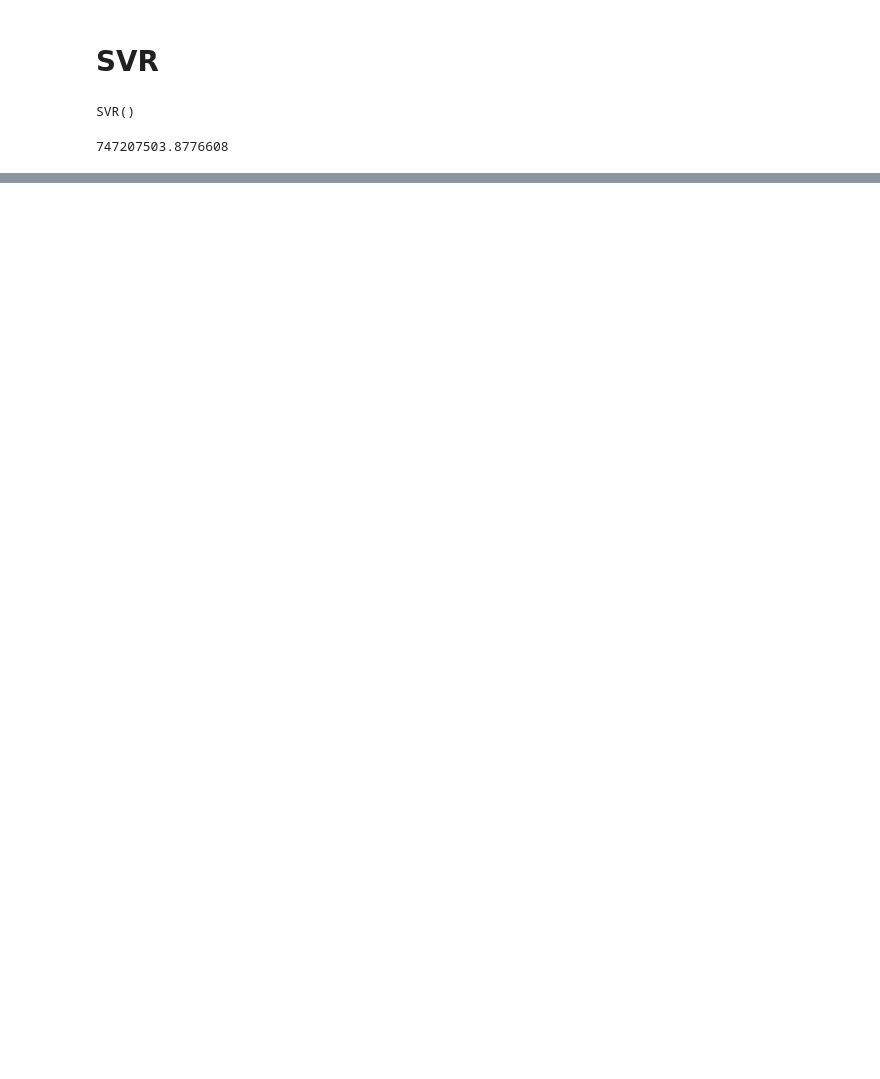
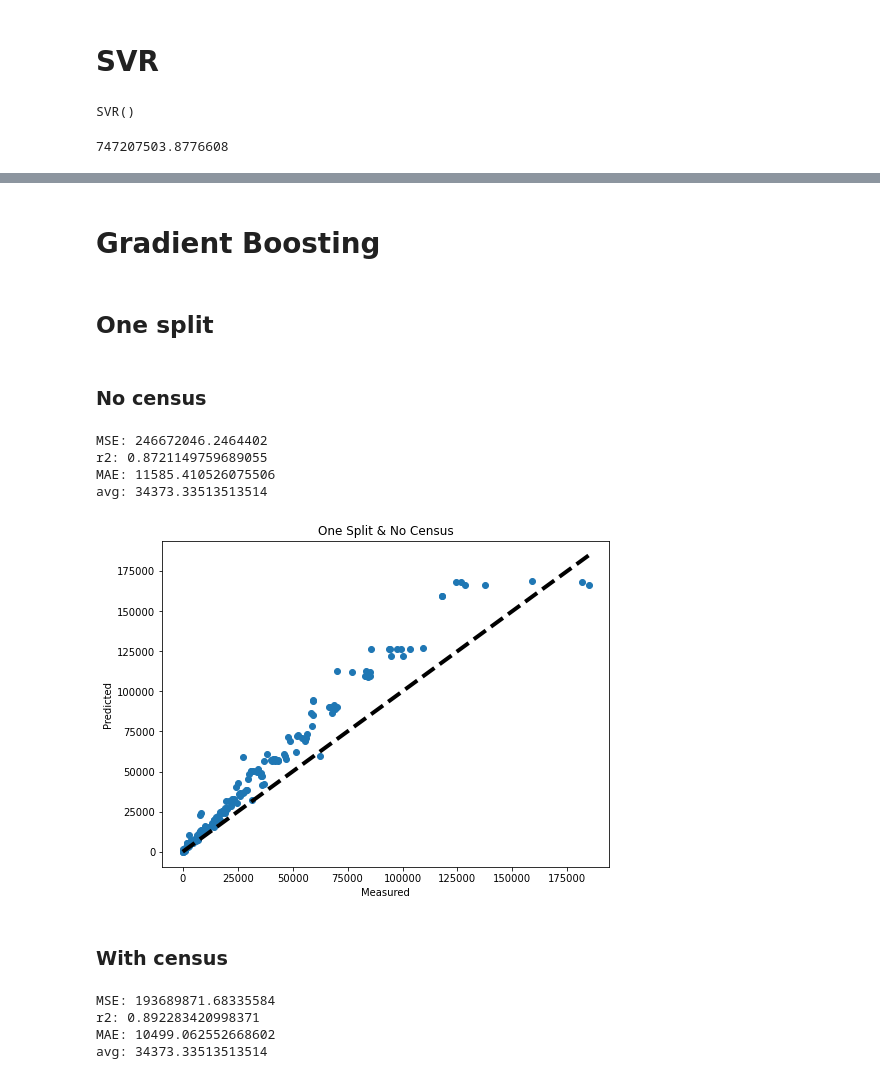
Before and after one commit to kaushiktandon/COVID-19-LA-Neighborhood-Case-Prediction, a Jupyter notebook: code/model_training.ipynb, the cells around one changed output, grey strips where cells are left out. Cells and saved outputs as stored; diff of their text form; code cells hidden in the pictures; blank space fills up the shorter version.

Commit message:
gradient boosting

```diff
--- a/code/model_training.ipynb
+++ b/code/model_training.ipynb
@@ -34,0 +87,4 @@ month_X_train, month_X_test, month_y_train, month_y_test = train_test_split(
+# %%
+month_no_census_X_train, month_no_census_X_test, month_no_census_y_train, month_no_census_y_test = one_time_split(
+    month_data_no_census)
+print(month_no_census_X_test.shape)
@@ -47,0 +137,5 @@ mse
+# %%
+lin_model_no_census = LinearRegression()
+lin_model_no_census.fit(month_no_census_X_train, month_no_census_y_train)
+lin_model_with_census = LinearRegression()
+lin_model_with_census.fit(month_with_census_X_train, month_with_census_y_train)
@@ -61,0 +170,50 @@ mse
+# %% [markdown]
+# Gradient Boosting
+# %%
+params = {'n_estimators': 1000,
+          'max_depth': 32,
+          'min_samples_split': 100,
+          'learning_rate': 0.01,
+          'loss': 'ls'}
+# %% [markdown]
+## One split
+# %% [markdown]
+### No census
+# %%
+gb_nc1s1m = GradientBoostingRegressor(**params)
+gb_nc1s1m.fit(month_no_census_X_train, month_no_census_y_train)
+gb_nc1s1m_y_pred = gb_nc1s1m.predict(month_no_census_X_test)
+gb_nc1s1m_mse = mean_squared_error(gb_nc1s1m_y_pred, month_no_census_y_test)
+gb_nc1s1m_r2 = r2_score(gb_nc1s1m_y_pred, month_no_census_y_test)
+gb_nc1s1m_mae = mean_absolute_error(gb_nc1s1m_y_pred, month_no_census_y_test)
+print('MSE: {a} \nr2: {b} \nMAE: {c} \navg: {d}'.format(a=gb_nc1s1m_mse, b=gb_nc1s1m_r2, c=gb_nc1s1m_mae, d=np.average(month_no_census_y_test)))
+# %% [output]
+MSE: 246672046.2464402
+r2: 0.8721149759689055
+MAE: 11585.410526075506
+avg: 34373.33513513514
+# %%
+fig, ax = plt.subplots(figsize=[8,6])
+ax.scatter(month_no_census_y_test, gb_nc1s1m_y_pred)
+ax.plot([month_no_census_y_test.min(), month_no_census_y_test.max()], [month_no_census_y_test.min(), month_no_census_y_test.max()], 'k--', lw=4)
+ax.set_xlabel('Measured')
+ax.set_ylabel('Predicted')
+ax.set_title('One Split & No Census')
+plt.show()
+# %% [output]
+[figure, added]
+# %% [markdown]
+### With census
+# %%
+gb_wc1s1m = GradientBoostingRegressor(**params)
+gb_wc1s1m.fit(month_with_census_X_train, month_with_census_y_train)
+gb_wc1s1m_y_pred = gb_wc1s1m.predict(month_with_census_X_test)
+gb_wc1s1m_mse = mean_squared_error(gb_wc1s1m_y_pred, month_with_census_y_test)
+gb_wc1s1m_r2 = r2_score(gb_wc1s1m_y_pred, month_with_census_y_test)
+gb_wc1s1m_mae = mean_absolute_error(gb_wc1s1m_y_pred, month_with_census_y_test)
+print('MSE: {a} \nr2: {b} \nMAE: {c} \navg: {d}'.format(a=gb_wc1s1m_mse, b=gb_wc1s1m_r2, c=gb_wc1s1m_mae, d=np.average(month_with_census_y_test)))
+# %% [output]
+MSE: 193689871.68335584
+r2: 0.892283420998371
+MAE: 10499.062552668602
+avg: 34373.33513513514
```
Also changed, not shown: parts of 29 cells of this notebook, 12 other files.
